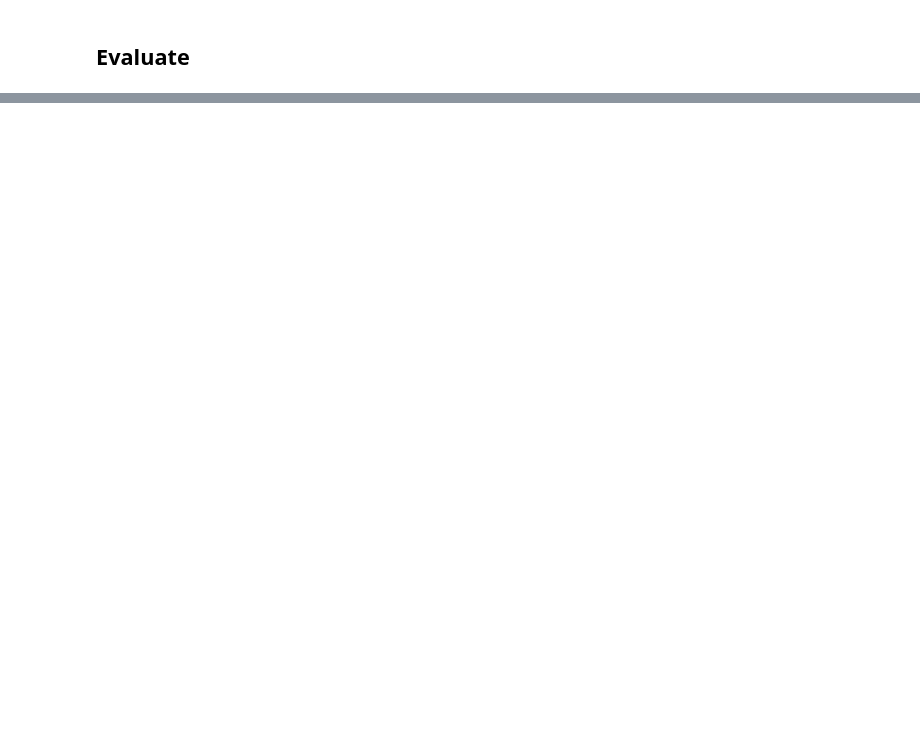
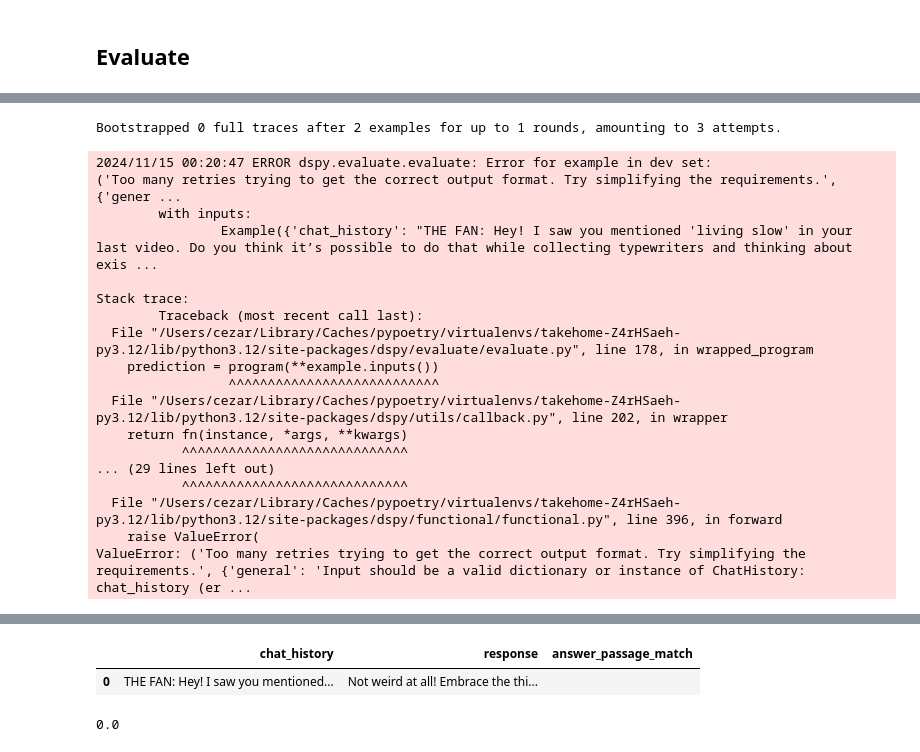
Before and after one commit to cezarc1/takehome, a Jupyter notebook: brain/knn_eval.ipynb, the cells around one changed output, grey strips where cells are left out. Cells and saved outputs as stored; diff of their text form; code cells hidden in the pictures; blank space fills up the shorter version.

```diff
--- a/brain/knn_eval.ipynb
+++ b/brain/knn_eval.ipynb
@@ -89,0 +73,23 @@ evaluate_knn_on_valset(chatter, answer_passage_match)
+# %%
+from dspy.evaluate.evaluate import Evaluate
+from dspy import Example
+import dsp
+
+
+def answer_passage_match(example: Example, pred, trace=None):
+    assert (type(example.response) is str or type(example.response) is list)
+
+    if type(example.response) is str:
+        return dsp.passage_match(pred.context, [example.response])
+    else:  # type(example.answer) is list
+        return dsp.passage_match(pred.context, example.response)
+
+
+evaluate_knn_on_valset = Evaluate(devset=[train_example],
+                                  num_threads=1,
+                                  display_progress=True,
+                                  display_table=True,
+                                  provide_traceback=True,
+                                  metric=answer_passage_match)
+evaluate_knn_on_valset(chatter, answer_passage_match)
+# %% [output]
@@ -89,0 +99,18 @@ evaluate_knn_on_valset(chatter, answer_passage_match)
+Bootstrapped 0 full traces after 2 examples for up to 1 rounds, amounting to 3 attempts.
+2024/11/15 00:20:47 ERROR dspy.evaluate.evaluate: Error for example in dev set:                  ('Too many retries trying to get the correct output format. Try simplifying the requirements.', {'gener ...
+        with inputs:
+                Example({'chat_history': "THE FAN: Hey! I saw you mentioned 'living slow' in your last video. Do you think it’s possible to do that while collecting typewriters and thinking about exis ...
+
+Stack trace:
+        Traceback (most recent call last):
+  File "/Users/cezar/Library/Caches/pypoetry/virtualenvs/takehome-Z4rHSaeh-py3.12/lib/python3.12/site-packages/dspy/evaluate/evaluate.py", line 178, in wrapped_program
+    prediction = program(**example.inputs())
+                 ^^^^^^^^^^^^^^^^^^^^^^^^^^^
+  File "/Users/cezar/Library/Caches/pypoetry/virtualenvs/takehome-Z4rHSaeh-py3.12/lib/python3.12/site-packages/dspy/utils/callback.py", line 202, in wrapper
+    return fn(instance, *args, **kwargs)
+           ^^^^^^^^^^^^^^^^^^^^^^^^^^^^^
+... (29 lines left out)
+           ^^^^^^^^^^^^^^^^^^^^^^^^^^^^^
+  File "/Users/cezar/Library/Caches/pypoetry/virtualenvs/takehome-Z4rHSaeh-py3.12/lib/python3.12/site-packages/dspy/functional/functional.py", line 396, in forward
+    raise ValueError(
+ValueError: ('Too many retries trying to get the correct output format. Try simplifying the requirements.', {'general': 'Input should be a valid dictionary or instance of ChatHistory: chat_history (er ...
@@ -89,0 +118,3 @@ evaluate_knn_on_valset(chatter, answer_passage_match)
+|  | chat_history | response | answer_passage_match |
+| 0 | THE FAN: Hey! I saw you mentioned... | Not weird at all! Embrace the thi... |  |
+0.0
```
Also changed, not shown: parts of 4 cells of this notebook, 4 other files.
